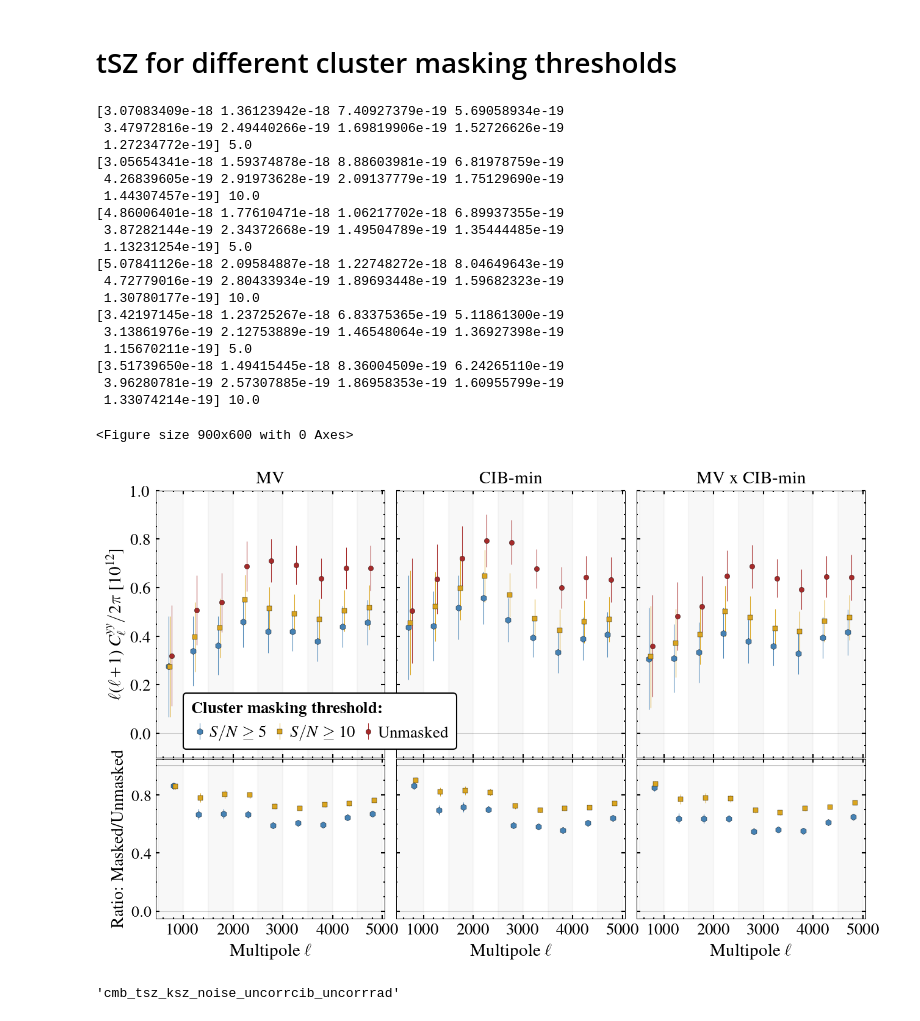
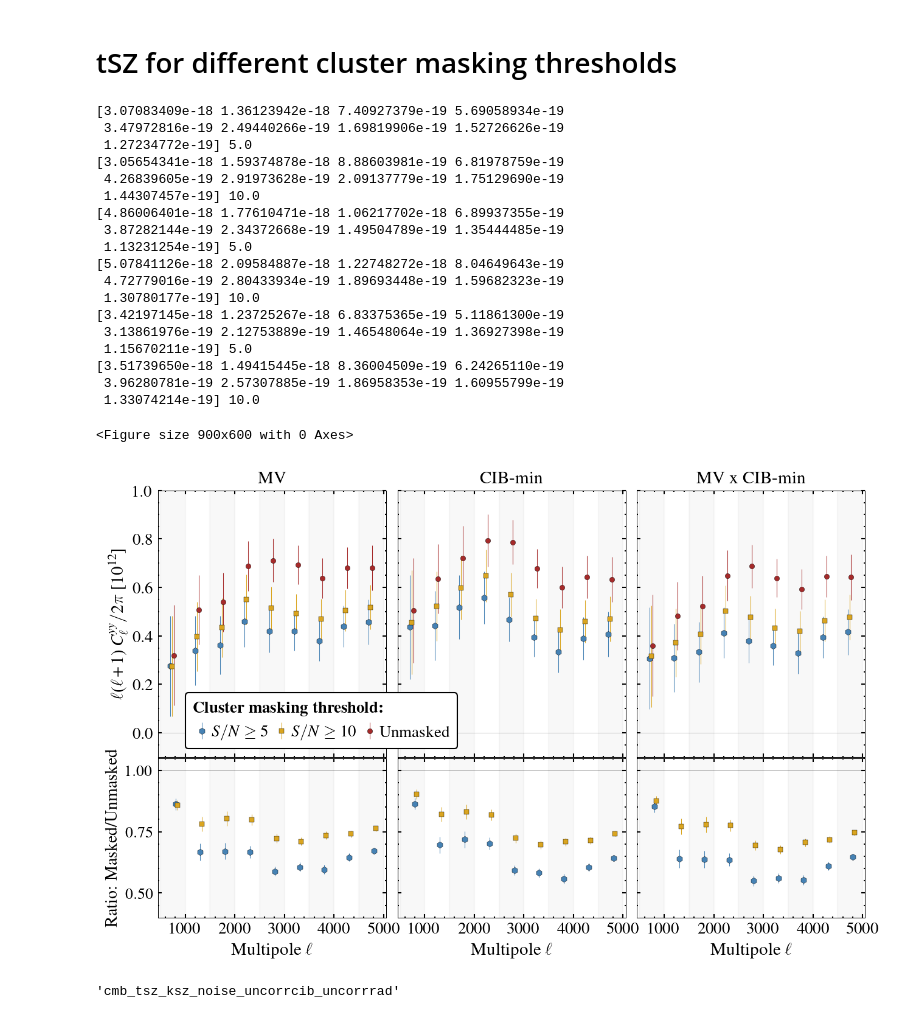
Before and after one commit to sriniraghunathan/tSZ_2pt_SPT_SPIRE, a Jupyter notebook: get_cluster_masking_stats.ipynb, the cells around one changed output. Cells and saved outputs as stored; diff of their text form; code cells hidden in the pictures.

Commit message:
cluster/source masking plots

```diff
--- a/get_cluster_masking_stats.ipynb
+++ b/get_cluster_masking_stats.ipynb
@@ -311,39 +306,39 @@ for m1m2cntr, m1m2 in enumerate( ilc_specs_dic ):
             ylabel(ylabval, fontsize = fsval-0.5)
         else:
             setp(ax.get_yticklabels(), visible=False)
-        xlim(xmin, xmax); #ylim(yminval, ymaxval)
+        xlim(xmin, xmax); ylim(yminval, ymaxval)
         axhline(1., lw = 0.2)
         ax = make_ver_shades(ax, el_)
         ax = format_axis(ax, fsval-1., fsval-1.5)
         ax.yaxis.set_major_locator(MaxNLocator(nbins=3))
 
 
 #plname = 'plots/ymap_spectra_data_cluster_masking'
 #plname = '%s.pdf' %(plname)
 #plname = '%s.png' %(plname)
 ###savefig(plname, dpi = 200.)
 show()
 # %% [output]
 [3.07083409e-18 1.36123942e-18 7.40927379e-19 5.69058934e-19
  3.47972816e-19 2.49440266e-19 1.69819906e-19 1.52726626e-19
  1.27234772e-19] 5.0
 [3.05654341e-18 1.59374878e-18 8.88603981e-19 6.81978759e-19
  4.26839605e-19 2.91973628e-19 2.09137779e-19 1.75129690e-19
  1.44307457e-19] 10.0
 [4.86006401e-18 1.77610471e-18 1.06217702e-18 6.89937355e-19
  3.87282144e-19 2.34372668e-19 1.49504789e-19 1.35444485e-19
  1.13231254e-19] 5.0
 [5.07841126e-18 2.09584887e-18 1.22748272e-18 8.04649643e-19
  4.72779016e-19 2.80433934e-19 1.89693448e-19 1.59682323e-19
  1.30780177e-19] 10.0
 [3.42197145e-18 1.23725267e-18 6.83375365e-19 5.11861300e-19
  3.13861976e-19 2.12753889e-19 1.46548064e-19 1.36927398e-19
  1.15670211e-19] 5.0
 [3.51739650e-18 1.49415445e-18 8.36004509e-19 6.24265110e-19
  3.96280781e-19 2.57307885e-19 1.86958353e-19 1.60955799e-19
  1.33074214e-19] 10.0
 <Figure size 900x600 with 0 Axes>
-[figure, old version]
+[figure, new version]
 # %%
 sim_name_for_cov
 # %% [output]
```
Also changed, not shown: parts of 8 cells of this notebook.
